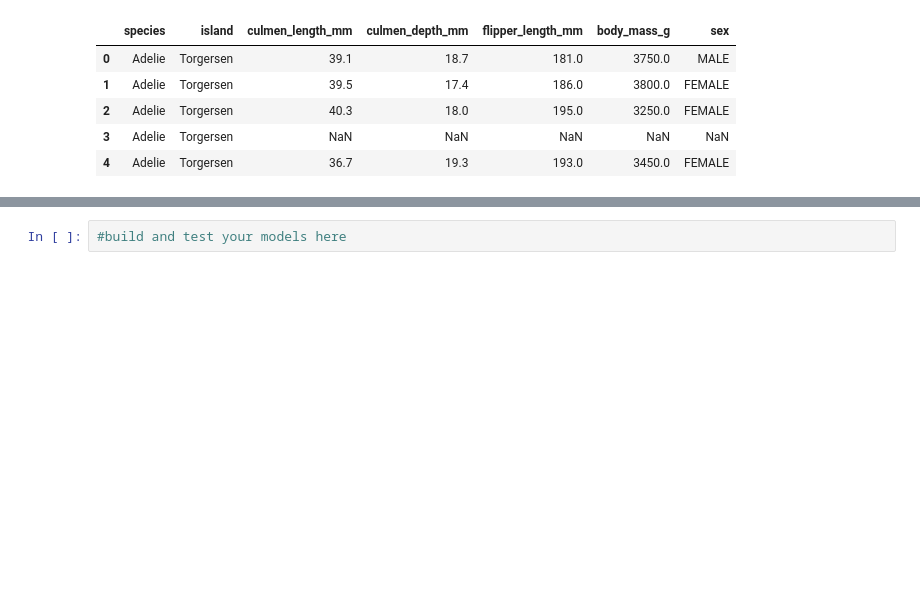
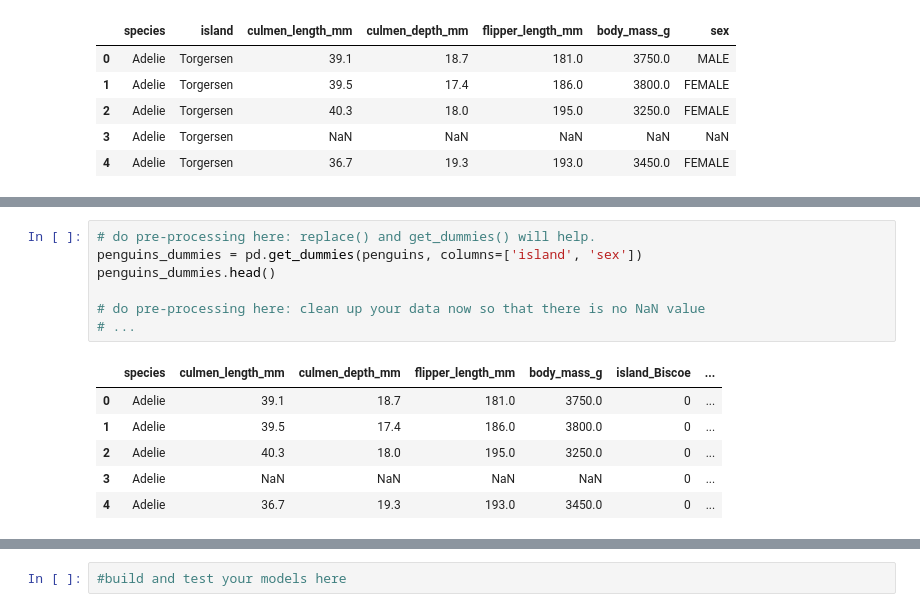
Before and after one commit to alimoorreza/CS167-sp24-notes, a Jupyter notebook: Day11_Scikit_Learn_Practice.ipynb, the cells around one changed output, grey strips where cells are left out. Saved outputs shown, nothing was run; the diff lists cells and outputs as text; blank space fills up the shorter version.

```diff
--- a/Day11_Scikit_Learn_Practice.ipynb
+++ b/Day11_Scikit_Learn_Practice.ipynb
@@ -321,3 +325,17 @@ penguins.head()
+# %%
+# do pre-processing here: replace() and get_dummies() will help.
+penguins_dummies = pd.get_dummies(penguins, columns=['island', 'sex'])
+penguins_dummies.head()
+
+# do pre-processing here: clean up your data now so that there is no NaN value
+# ...
+# %% [output]
+|  | species | culmen_length_mm | culmen_depth_mm | flipper_length_mm | body_mass_g | island_Biscoe | ... |
+| 0 | Adelie | 39.1 | 18.7 | 181.0 | 3750.0 | 0 | ... |
+| 1 | Adelie | 39.5 | 17.4 | 186.0 | 3800.0 | 0 | ... |
+| 2 | Adelie | 40.3 | 18.0 | 195.0 | 3250.0 | 0 | ... |
+| 3 | Adelie | NaN | NaN | NaN | NaN | 0 | ... |
+| 4 | Adelie | 36.7 | 19.3 | 193.0 | 3450.0 | 0 | ... |
 # %%
 # train_test_split
 target= 'species'
```
Also changed, not shown: parts of 4 cells of this notebook.
